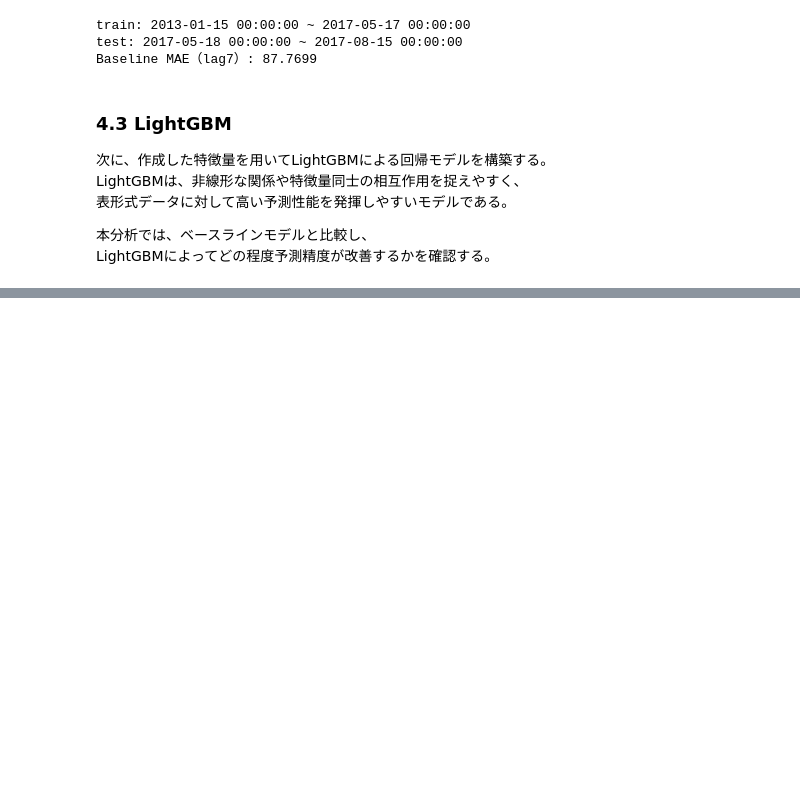
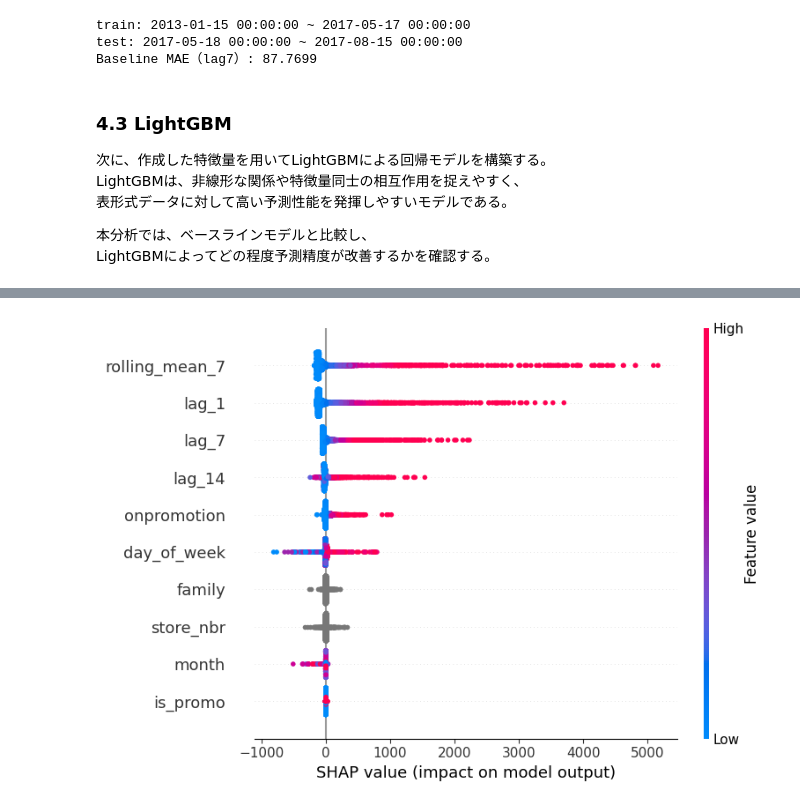
Before and after one commit to toshi039a/retail-demand-forecast, a Jupyter notebook: 需要予測PF_20260424.ipynb, the cells around one changed output, grey strips where cells are left out. Saved outputs shown, nothing was run; the diff lists cells and outputs as text; code cells hidden in the pictures; blank space fills up the shorter version.

```diff
--- a/需要予測PF_20260424.ipynb
+++ b/需要予測PF_20260424.ipynb
@@ -652,0 +797,16 @@ plt.show()
+# %%
+import shap
+
+# SHAPは計算量が大きいため、テストデータから一部をサンプリング
+X_shap = X_test.sample(n=5000, random_state=42)
+
+# LightGBMモデルに対してTreeExplainerを使用（説明器の作成）
+explainer = shap.TreeExplainer(tuned_lgb_model)
+
+# SHAP値を計算
+shap_values = explainer.shap_values(X_shap)
+
+# SHAP summary plotを可視化
+shap.summary_plot(shap_values, X_shap)
+# %% [output]
+[figure, added]
```
Also changed, not shown: parts of 26 cells of this notebook.
